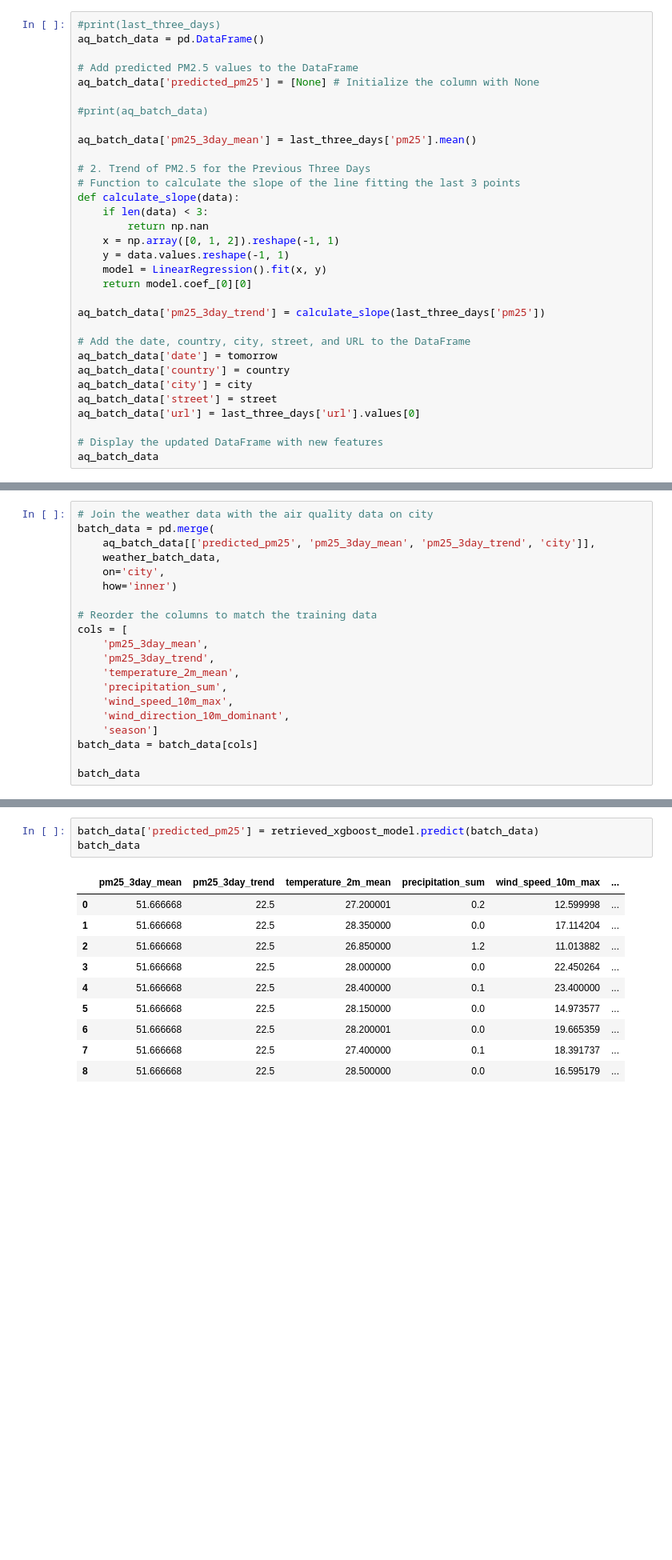
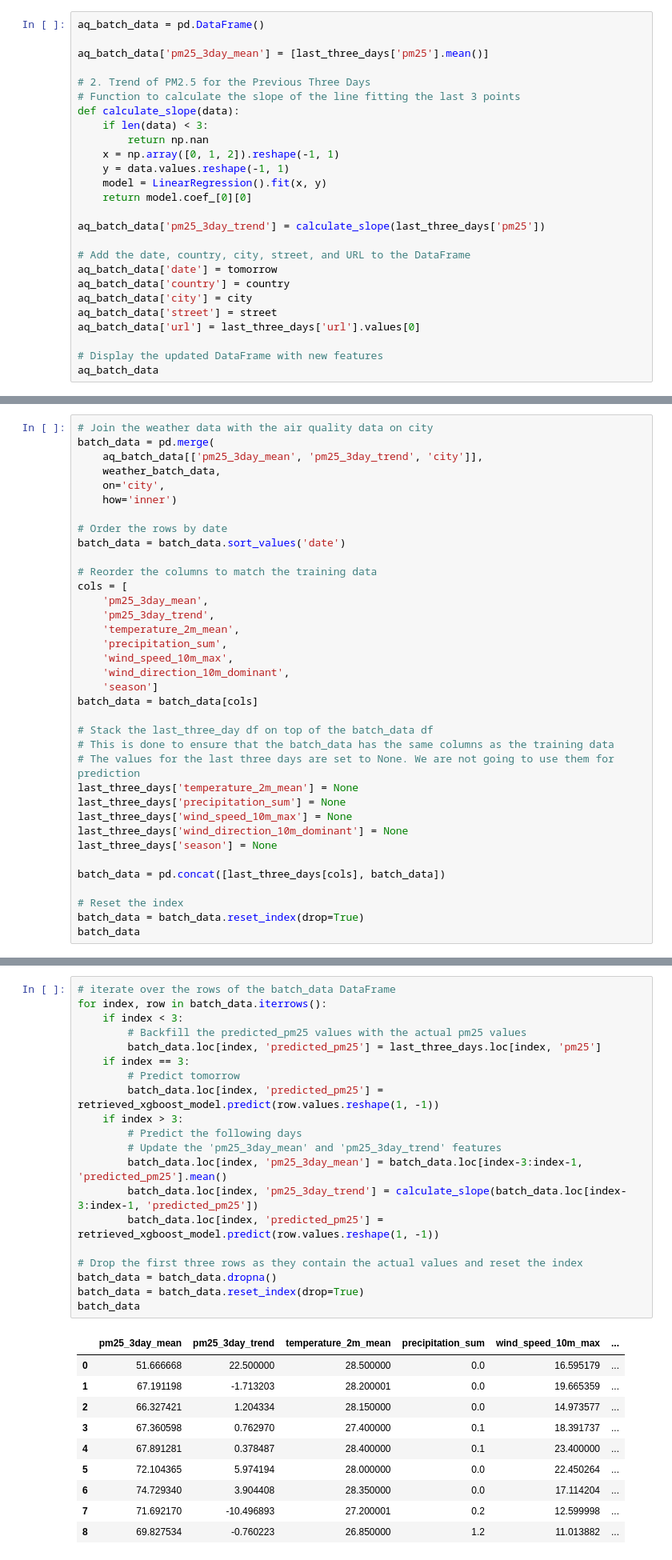
Before and after one commit to featurestorebook/mlfs-book, a Jupyter notebook: notebooks/4_air_quality_batch_inference.ipynb, the cells around one changed output, grey strips where cells are left out. Shown at 80% size. Saved outputs shown, nothing was run; the diff lists cells and outputs as text; blank space fills up the shorter version.

```diff
--- a/notebooks/4_air_quality_batch_inference.ipynb
+++ b/notebooks/4_air_quality_batch_inference.ipynb
@@ -135,13 +144,7 @@ Finished: Reading data from Hopsworks, using Hopsworks Feature Query Service (0.
 # %%
-#print(last_three_days)
 aq_batch_data = pd.DataFrame()
 
-# Add predicted PM2.5 values to the DataFrame
-aq_batch_data['predicted_pm25'] = [None] # Initialize the column with None
-
-#print(aq_batch_data)
-
-aq_batch_data['pm25_3day_mean'] = last_three_days['pm25'].mean()
+aq_batch_data['pm25_3day_mean'] = [last_three_days['pm25'].mean()]
 
 # 2. Trend of PM2.5 for the Previous Three Days
 # Function to calculate the slope of the line fitting the last 3 points
@@ -172,10 +175,13 @@ aq_batch_data
 # %%
 # Join the weather data with the air quality data on city
 batch_data = pd.merge(
-    aq_batch_data[['predicted_pm25', 'pm25_3day_mean', 'pm25_3day_trend', 'city']],
+    aq_batch_data[['pm25_3day_mean', 'pm25_3day_trend', 'city']],
     weather_batch_data,
     on='city',
     how='inner')
+
+# Order the rows by date
+batch_data = batch_data.sort_values('date')
 
 # Reorder the columns to match the training data
 cols = [
@@ -188,5 +194,18 @@ cols = [
     'season']
 batch_data = batch_data[cols]
 
+# Stack the last_three_day df on top of the batch_data df
+# This is done to ensure that the batch_data has the same columns as the training data
+# The values for the last three days are set to None. We are not going to use them for prediction
+last_three_days['temperature_2m_mean'] = None
+last_three_days['precipitation_sum'] = None
+last_three_days['wind_speed_10m_max'] = None
+last_three_days['wind_direction_10m_dominant'] = None
+last_three_days['season'] = None
+
+batch_data = pd.concat([last_three_days[cols], batch_data])
+
+# Reset the index
+batch_data = batch_data.reset_index(drop=True)
 batch_data
 # %% [output]
@@ -203,19 +226,36 @@ batch_data
 # %% [markdown]
 ### <span style="color:#ff5f27;">🤖 Making the predictions</span>
 # %%
-batch_data['predicted_pm25'] = retrieved_xgboost_model.predict(batch_data)
+# iterate over the rows of the batch_data DataFrame
+for index, row in batch_data.iterrows():
+    if index < 3:
+        # Backfill the predicted_pm25 values with the actual pm25 values
+        batch_data.loc[index, 'predicted_pm25'] = last_three_days.loc[index, 'pm25']
+    if index == 3:
+        # Predict tomorrow
+        batch_data.loc[index, 'predicted_pm25'] = retrieved_xgboost_model.predict(row.values.reshape(1, -1))
+    if index > 3:
+        # Predict the following days
+        # Update the 'pm25_3day_mean' and 'pm25_3day_trend' features
+        batch_data.loc[index, 'pm25_3day_mean'] = batch_data.loc[index-3:index-1, 'predicted_pm25'].mean()
+        batch_data.loc[index, 'pm25_3day_trend'] = calculate_slope(batch_data.loc[index-3:index-1, 'predicted_pm25'])
+        batch_data.loc[index, 'predicted_pm25'] = retrieved_xgboost_model.predict(row.values.reshape(1, -1))
+
+# Drop the first three rows as they contain the actual values and reset the index
+batch_data = batch_data.dropna()
+batch_data = batch_data.reset_index(drop=True)
 batch_data
 # %% [output]
 |  | pm25_3day_mean | pm25_3day_trend | temperature_2m_mean | precipitation_sum | wind_speed_10m_max | ... |
-| 0 | 51.666668 | 22.5 | 27.200001 | 0.2 | 12.599998 | ... |
-| 1 | 51.666668 | 22.5 | 28.350000 | 0.0 | 17.114204 | ... |
-| 2 | 51.666668 | 22.5 | 26.850000 | 1.2 | 11.013882 | ... |
-| 3 | 51.666668 | 22.5 | 28.000000 | 0.0 | 22.450264 | ... |
-| 4 | 51.666668 | 22.5 | 28.400000 | 0.1 | 23.400000 | ... |
-| 5 | 51.666668 | 22.5 | 28.150000 | 0.0 | 14.973577 | ... |
-| 6 | 51.666668 | 22.5 | 28.200001 | 0.0 | 19.665359 | ... |
-| 7 | 51.666668 | 22.5 | 27.400000 | 0.1 | 18.391737 | ... |
-| 8 | 51.666668 | 22.5 | 28.500000 | 0.0 | 16.595179 | ... |
+| 0 | 51.666668 | 22.500000 | 28.500000 | 0.0 | 16.595179 | ... |
+| 1 | 67.191198 | -1.713203 | 28.200001 | 0.0 | 19.665359 | ... |
+| 2 | 66.327421 | 1.204334 | 28.150000 | 0.0 | 14.973577 | ... |
+| 3 | 67.360598 | 0.762970 | 27.400000 | 0.1 | 18.391737 | ... |
+| 4 | 67.891281 | 0.378487 | 28.400000 | 0.1 | 23.400000 | ... |
+| 5 | 72.104365 | 5.974194 | 28.000000 | 0.0 | 22.450264 | ... |
+| 6 | 74.729340 | 3.904408 | 28.350000 | 0.0 | 17.114204 | ... |
+| 7 | 71.692170 | -10.496893 | 27.200001 | 0.2 | 12.599998 | ... |
+| 8 | 69.827534 | -0.760223 | 26.850000 | 1.2 | 11.013882 | ... |
 # %%
 batch_data.info()
 # %% [output]
```
Also changed, not shown: parts of 14 cells of this notebook.
